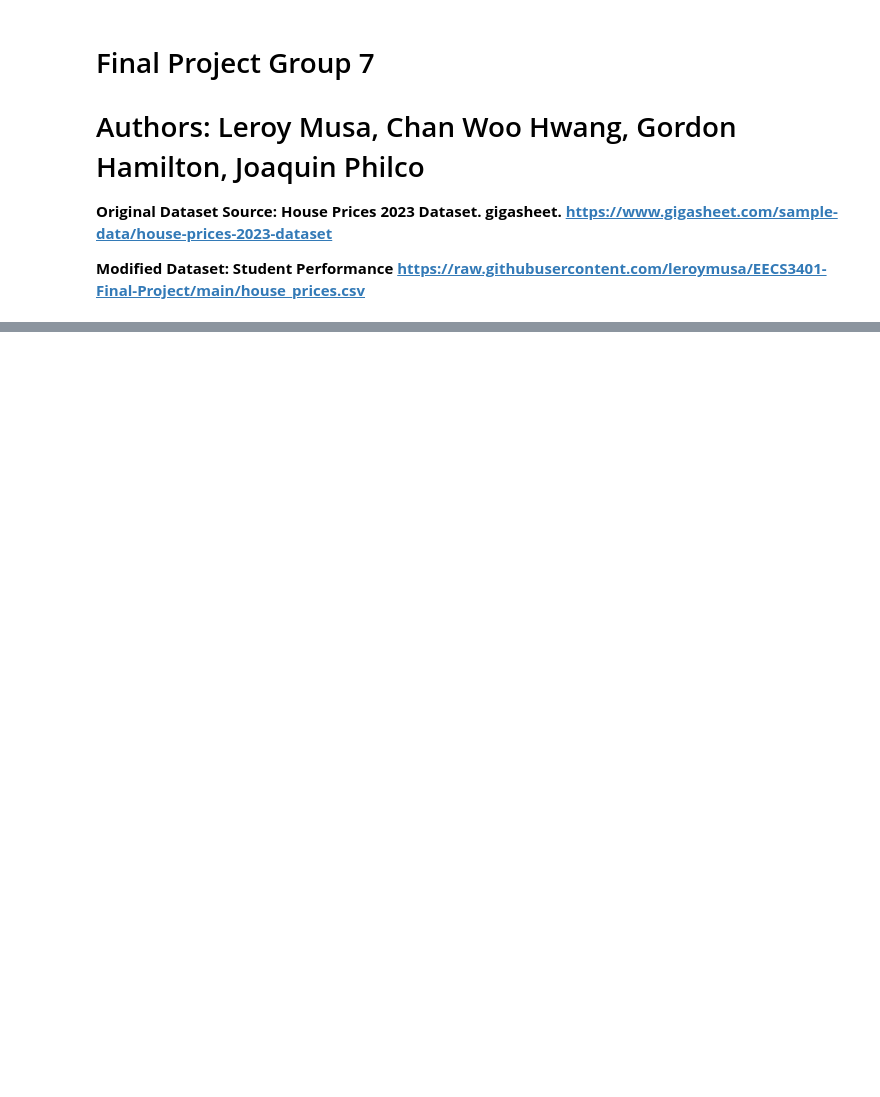
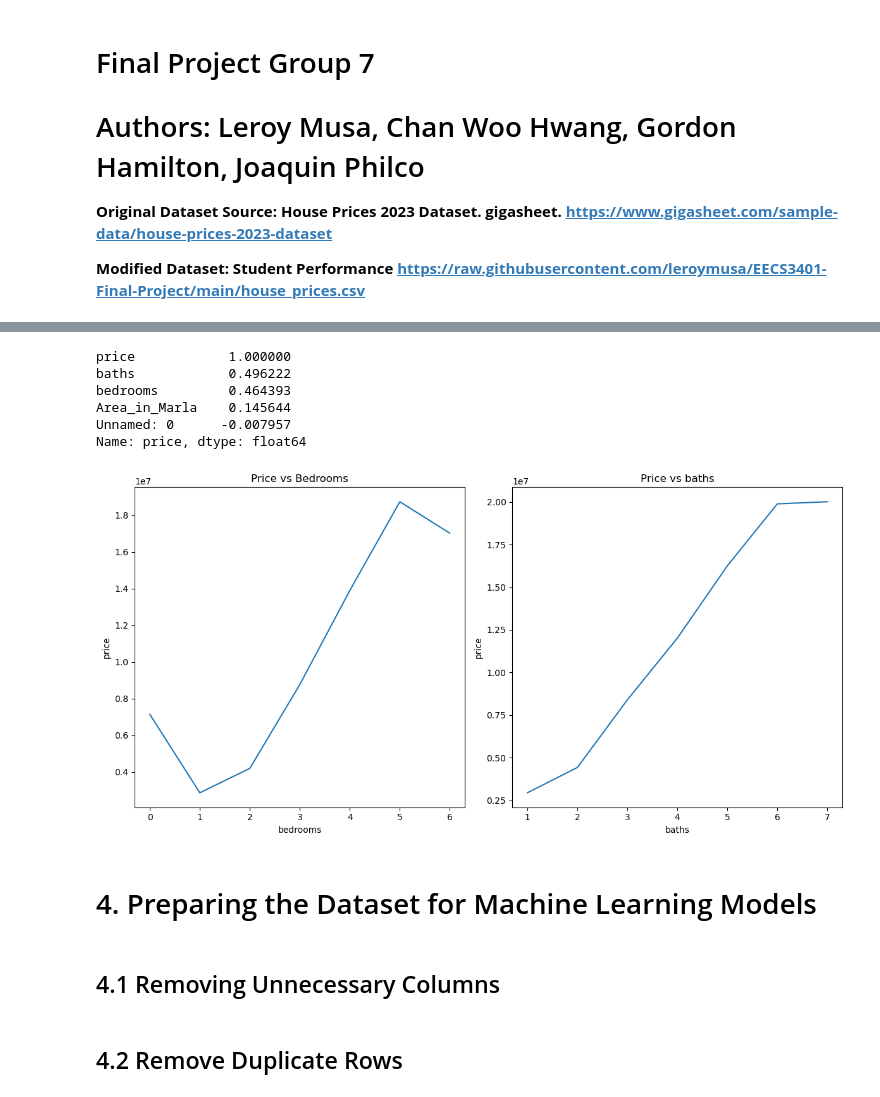
Before and after one commit to leroymusa/EECS3401-Final-Project, a Jupyter notebook: EECS3401_Final_Project.ipynb, the cells around one changed output, grey strips where cells are left out. Saved outputs shown, nothing was run; the diff lists cells and outputs as text; code cells hidden in the pictures; blank space fills up the shorter version.

```diff
--- a/EECS3401_Final_Project.ipynb
+++ b/EECS3401_Final_Project.ipynb
@@ -319,0 +159,30 @@ Max: -0.397
+# %%
+corr_matrix["price"].sort_values(ascending=False)
+# %% [output]
+price            1.000000
+baths            0.496222
+bedrooms         0.464393
+Area_in_Marla    0.145644
+Unnamed: 0      -0.007957
+Name: price, dtype: float64
+# %%
+# Create subplots
+fig, axs = plt.subplots(1, 2, figsize=(12, 6))
+
+#plot bedrooms vs. price
+sns.lineplot(x="bedrooms", y="price", data=housing_prices, errorbar=None, ax=axs[0])
+axs[0].set_title('Price vs Bedrooms')
+
+# Plot the second graph
+sns.lineplot(x="baths", y="price", data=housing_prices, errorbar=None,ax=axs[1])
+axs[1].set_title('Price vs baths')
+
+# Show the plots
+plt.tight_layout()
+plt.show()
+# %% [output]
+[figure, added]
+# %% [markdown]
+# 4. Preparing the Dataset for Machine Learning Models
+# %% [markdown]
+## 4.1 Removing Unnecessary Columns
@@ -319,0 +193,2 @@ Max: -0.397
+# %% [markdown]
+## 4.2 Remove Duplicate Rows
```
Also changed, not shown: parts of 49 cells of this notebook.
